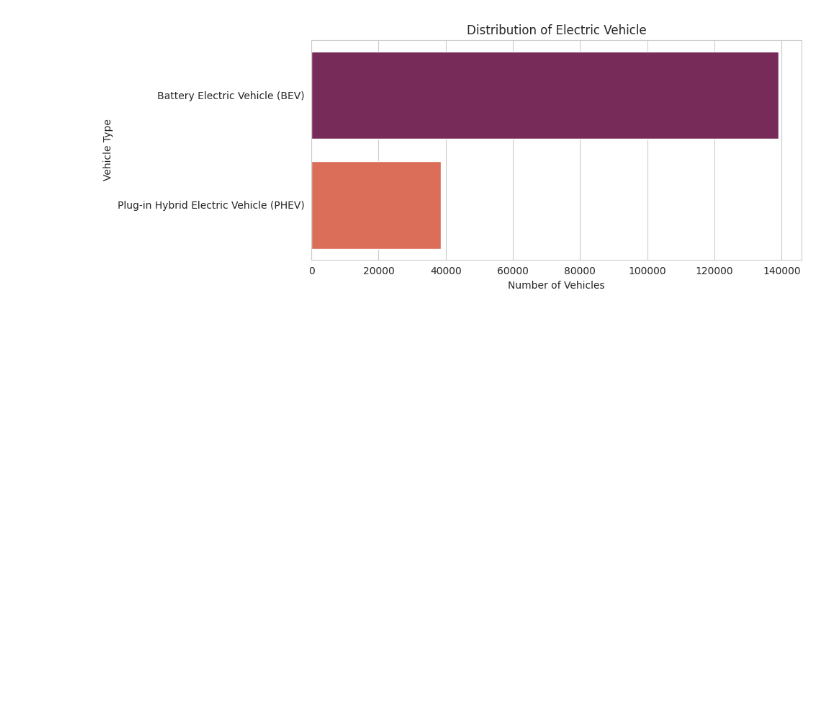
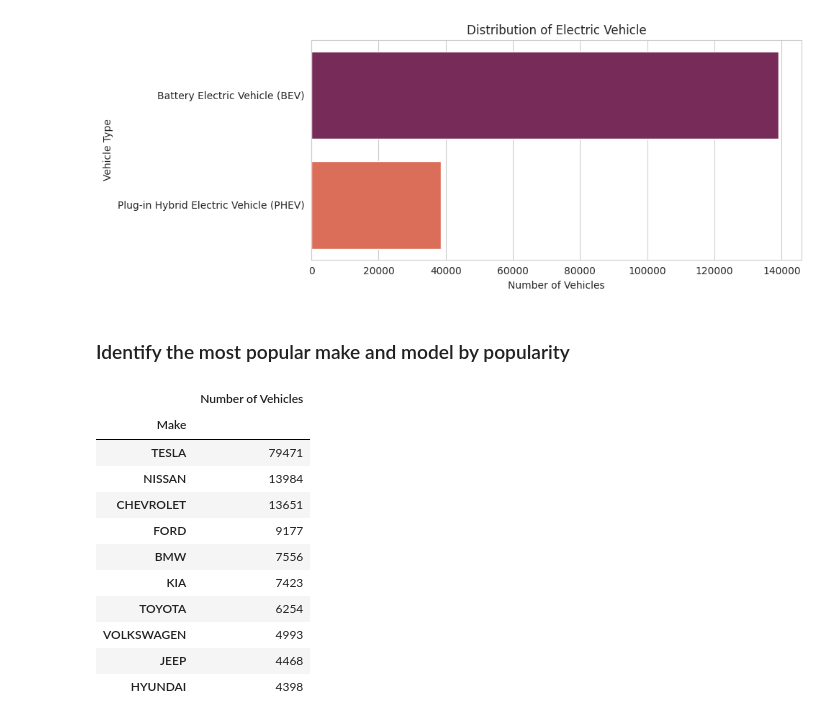
Before and after one commit to KrishKanojia/Data-Science-Practice, a Jupyter notebook: Electric_Vehicles_Market_Size_Analysis.ipynb, the cells around one changed output. Cells and saved outputs as stored; diff of their text form; code cells hidden in the pictures; blank space fills up the shorter version.

```diff
--- a/Electric_Vehicles_Market_Size_Analysis.ipynb
+++ b/Electric_Vehicles_Market_Size_Analysis.ipynb
@@ -118,3 +125,22 @@ plt.tight_layout()
 plt.show()
 # %% [output]
 [figure]
+# %% [markdown]
+### Identify the most popular make and model by popularity
+# %%
+ev_make_distribution = df.groupby(by=['Make']).size().to_frame(name='Number of Vehicles').sort_values(by="Number of Vehicles", ascending=False)
+ev_make_distribution = ev_make_distribution.head(10)
+ev_make_distribution
+# %% [output]
+|  | Number of Vehicles |
+| Make |  |
+| TESLA | 79471 |
+| NISSAN | 13984 |
+| CHEVROLET | 13651 |
+| FORD | 9177 |
+| BMW | 7556 |
+| KIA | 7423 |
+| TOYOTA | 6254 |
+| VOLKSWAGEN | 4993 |
+| JEEP | 4468 |
+| HYUNDAI | 4398 |
```
Also changed, not shown: parts of 5 cells of this notebook.
